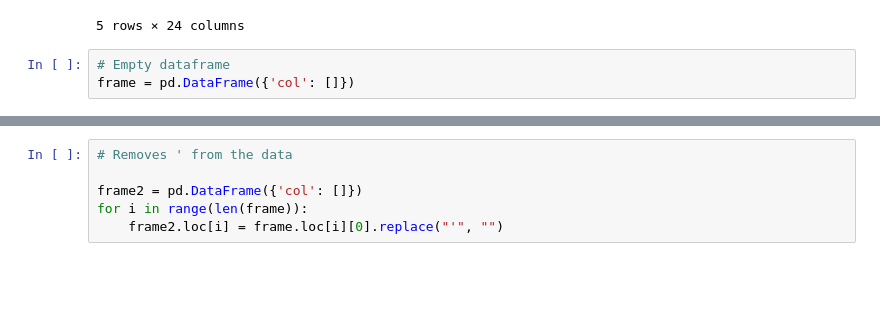
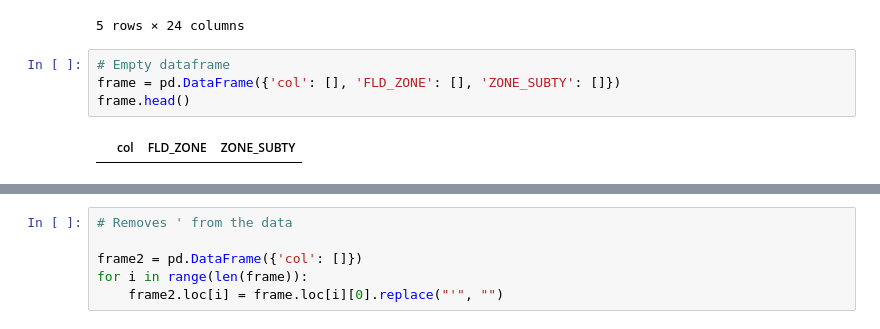
Before and after one commit to derekz3/NFHL_ETL, a Jupyter notebook: Polygon_Cleaning.ipynb, the cells around one changed output, grey strips where cells are left out. Cells and saved outputs as stored; diff of their text form; blank space fills up the shorter version.

Commit message:
clean polygon data

```diff
--- a/Polygon_Cleaning.ipynb
+++ b/Polygon_Cleaning.ipynb
@@ -27,5 +27,8 @@ df.head()
 5 rows × 24 columns
 # %%
 # Empty dataframe
-frame = pd.DataFrame({'col': []})
+frame = pd.DataFrame({'col': [], 'FLD_ZONE': [], 'ZONE_SUBTY': []})
+frame.head()
+# %% [output]
+|  | col | FLD_ZONE | ZONE_SUBTY |
 # %%
```
Also changed, not shown: parts of 1 cell of this notebook, 1 other file.
